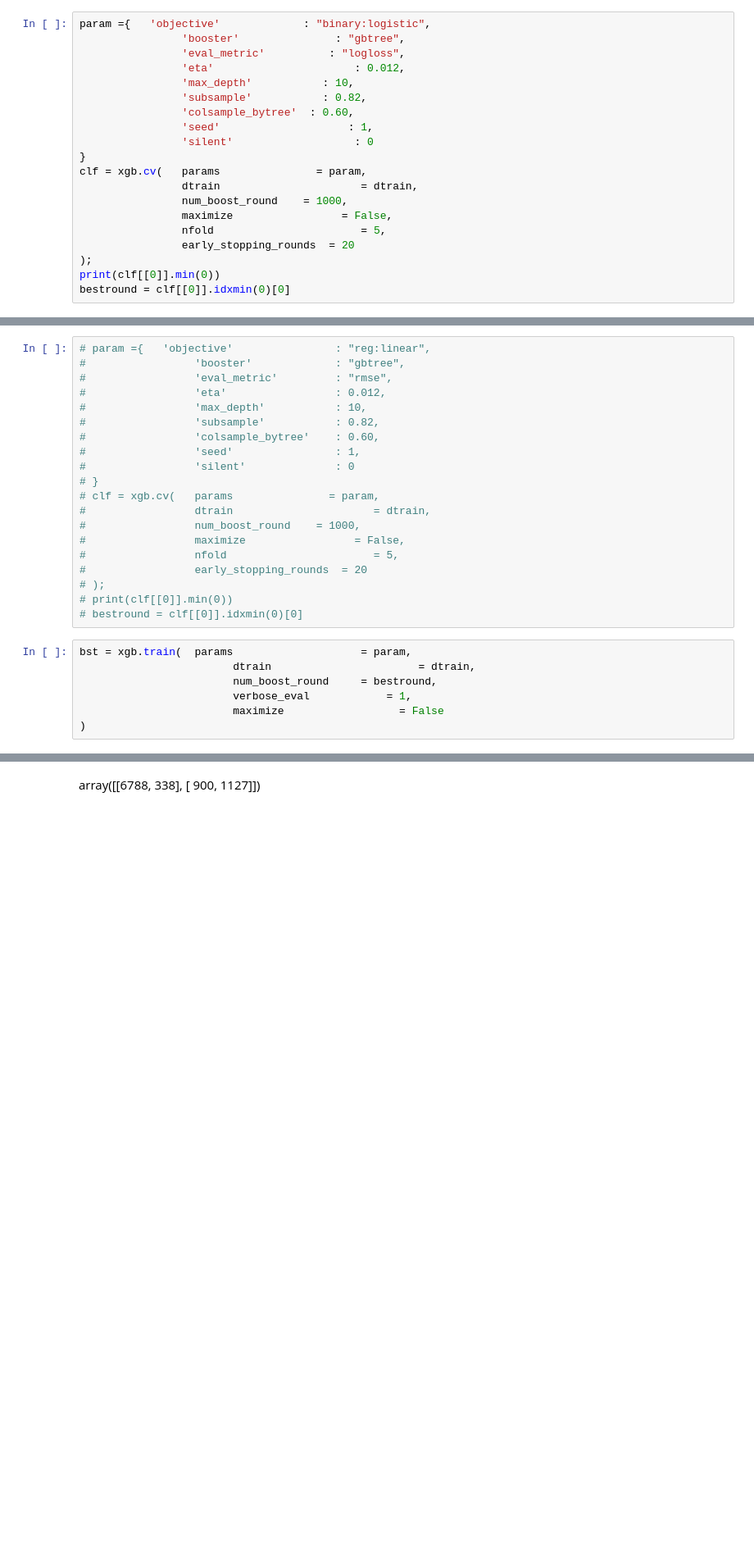
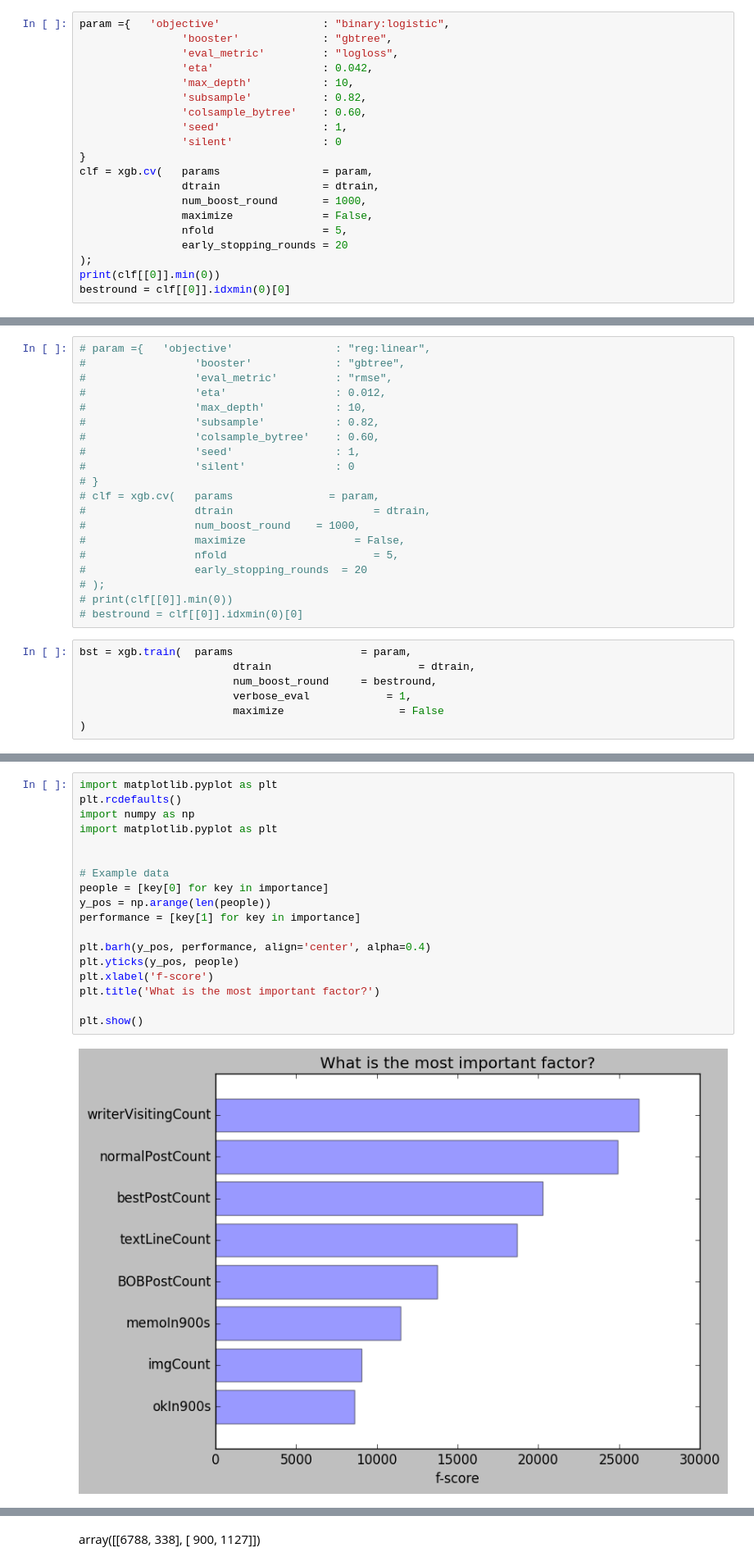
Before and after one commit to HotOU-SNU/HotOU, a Jupyter notebook: OU_xgboost.ipynb, the cells around one changed output, grey strips where cells are left out. Shown: that part at 82% size. Saved outputs shown, nothing was run; the diff lists cells and outputs as text; blank space fills up the shorter version.

```diff
--- a/OU_xgboost.ipynb
+++ b/OU_xgboost.ipynb
@@ -64,20 +72,20 @@ dtrain=xgb.DMatrix(data=X, label=y, missing =None)
 # %%
-param ={   'objective'             : "binary:logistic",
-                'booster'               : "gbtree",
-                'eval_metric'          : "logloss",
-                'eta'                      : 0.012,
+param ={   'objective'                : "binary:logistic",
+                'booster'             : "gbtree",
+                'eval_metric'         : "logloss",
+                'eta'                 : 0.042,
                 'max_depth'           : 10,
                 'subsample'           : 0.82,
-                'colsample_bytree'  : 0.60,
-                'seed'                    : 1,
-                'silent'                   : 0
+                'colsample_bytree'    : 0.60,
+                'seed'                : 1,
+                'silent'              : 0
 }
-clf = xgb.cv(   params               = param,
-                dtrain                      = dtrain,
-                num_boost_round    = 1000,
-                maximize                 = False,
-                nfold                       = 5,
-                early_stopping_rounds  = 20
+clf = xgb.cv(   params                = param,
+                dtrain                = dtrain,
+                num_boost_round       = 1000,
+                maximize              = False,
+                nfold                 = 5,
+                early_stopping_rounds = 20
 );
 print(clf[[0]].min(0))
 bestround = clf[[0]].idxmin(0)[0]
@@ -144,0 +195,20 @@ preds = bst.predict(dtest)
+# %%
+import matplotlib.pyplot as plt
+plt.rcdefaults()
+import numpy as np
+import matplotlib.pyplot as plt
+
+
+# Example data
+people = [key[0] for key in importance]
+y_pos = np.arange(len(people))
+performance = [key[1] for key in importance]
+
+plt.barh(y_pos, performance, align='center', alpha=0.4)
+plt.yticks(y_pos, people)
+plt.xlabel('f-score')
+plt.title('What is the most important factor?')
+
+plt.show()
+# %% [output]
+[figure, added]
```
Also changed, not shown: parts of 19 cells of this notebook, 13 other files.
